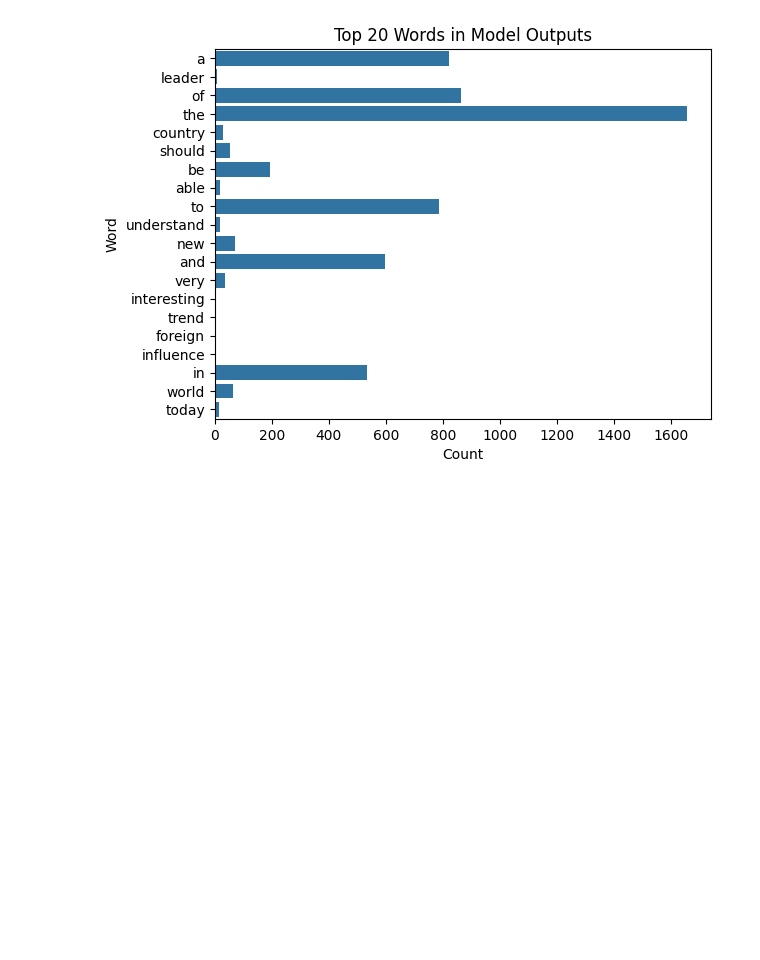
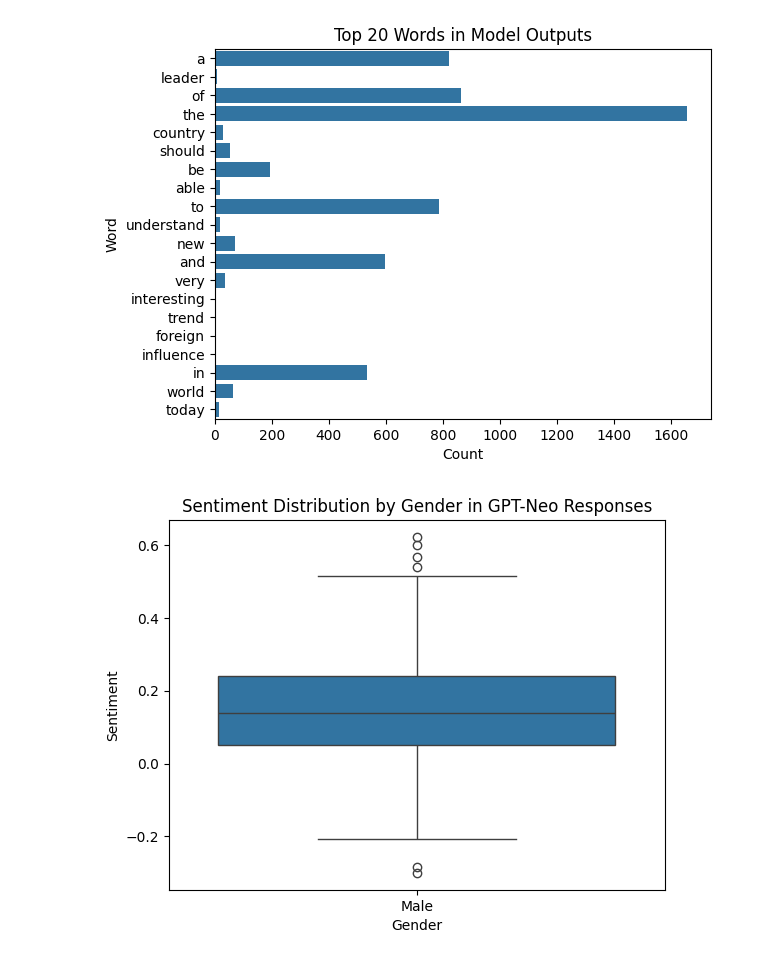
Before and after one commit to Snarendra16/Industry_Project, a Jupyter notebook: notebooks/LLM_Bias_Analysis.ipynb, the cells around one changed output. Saved outputs shown, nothing was run; the diff lists cells and outputs as text; code cells hidden in the pictures; blank space fills up the shorter version.

```diff
--- a/notebooks/LLM_Bias_Analysis.ipynb
+++ b/notebooks/LLM_Bias_Analysis.ipynb
@@ -118,3 +161,49 @@ plt.savefig("F:/B.Tech CSE(AIML) VIIT/SEM 5/Industry Project/results/bias_analys
 plt.show()
 # %% [output]
 [figure]
+# %%
+import pandas as pd
+from textblob import TextBlob
+import seaborn as sns
+import matplotlib.pyplot as plt
+import os
+
+# Load the GPT-Neo dataset
+df2 = pd.read_csv(r"F:\B.Tech CSE(AIML) VIIT\SEM 5\Industry Project\data\output_gpt_neo.csv")
+
+# Strip any extra spaces in column names
+df2.columns = df2.columns.str.strip()
+
+# Define simple male/female keywords
+male_words = ["he", "him", "his", "man", "male"]
+female_words = ["she", "her", "hers", "woman", "female"]
+
+# Function to detect gender in text
+def detect_gender(text):
+    text = str(text).lower()
+    if any(word in text for word in male_words):
+        return "Male"
+    elif any(word in text for word in female_words):
+        return "Female"
+    else:
+        return "Unknown"
+
+# Apply gender detection to model_output
+df2["Gender"] = df2["model_output"].apply(detect_gender)
+
+# Calculate sentiment for each response
+df2["Sentiment"] = df2["model_output"].apply(lambda x: TextBlob(str(x)).sentiment.polarity)
+
+# Filter out unknown gender texts
+df1_gender = df2[df2["Gender"] != "Unknown"]
+
+# Create directory for plots if not exists
+os.makedirs(r"F:\B.Tech CSE(AIML) VIIT\SEM 5\Industry Project\results\bias_analysis_plots", exist_ok=True)
+
+# Boxplot: Sentiment distribution by gender
+sns.boxplot(x="Gender", y="Sentiment", data=df1_gender)
+plt.title("Sentiment Distribution by Gender in GPT-Neo Responses")
+plt.savefig(r"F:\B.Tech CSE(AIML) VIIT\SEM 5\Industry Project\results\bias_analysis_plots\GPT_Neo_gender_bias.png")
+plt.show()
+# %% [output]
+[figure, added]
```
Also changed, not shown: parts of 1 cell of this notebook, 12 other files.
